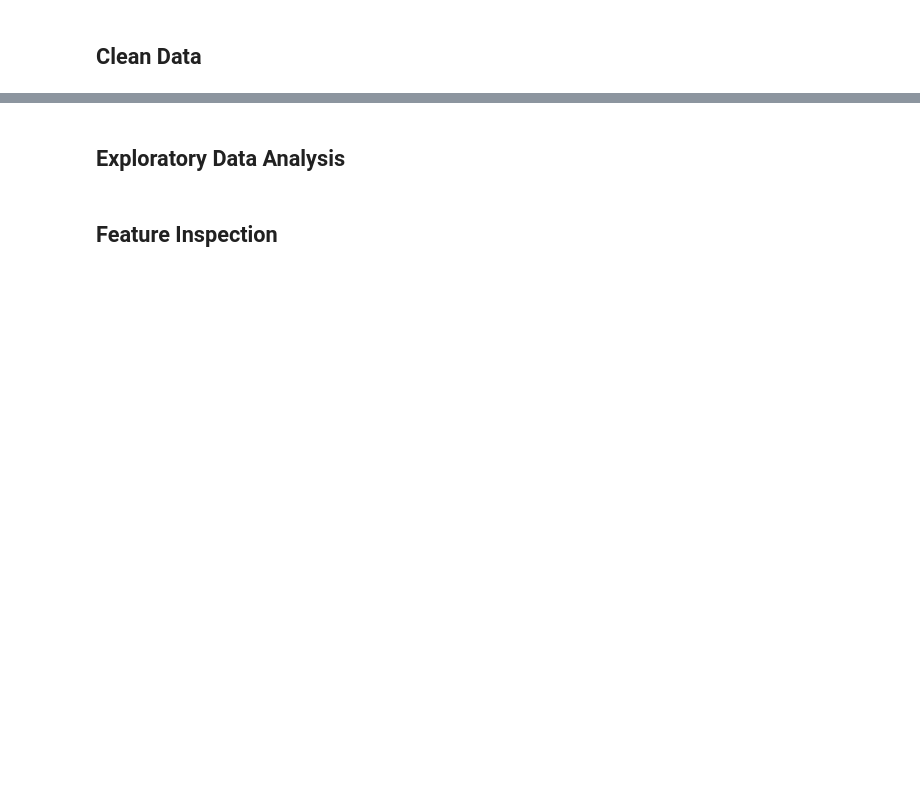
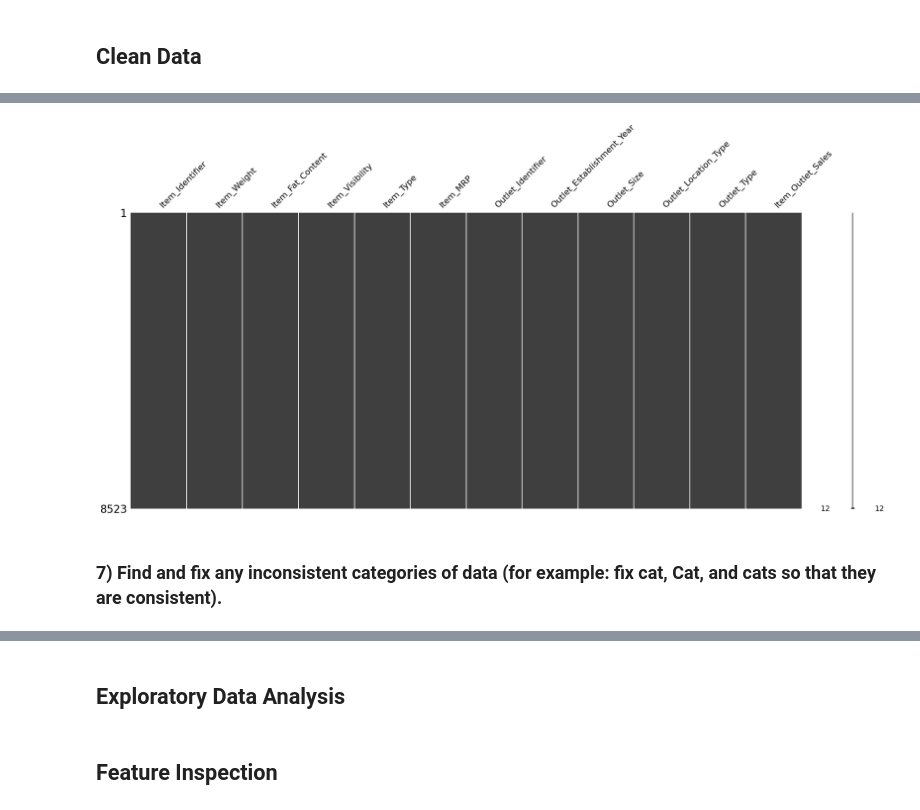
Before and after one commit to MahmoodAlbarri/project-, a Jupyter notebook: Prediction_of_product_sales.ipynb, the cells around one changed output, grey strips where cells are left out. Saved outputs shown, nothing was run; the diff lists cells and outputs as text; code cells hidden in the pictures; blank space fills up the shorter version.

```diff
--- a/Prediction_of_product_sales.ipynb
+++ b/Prediction_of_product_sales.ipynb
@@ -7,3 +7,10 @@
 ## Project Overview
 # %% [markdown]
 ## Load and Inspect Data
+# %%
+import pandas as pd
+import numpy as np
+import missingno as msno
+fname = '/content/drive/MyDrive/AXSOSACADEMY/01-Fundamentals/Week02/Data/sales_predictions_2023.csv'
+df = pd.read_csv(fname)
+df.head()
@@ -11,0 +139,3 @@
+# %%
+df['Item_Weight']=df['Item_Weight'].fillna('-1')
+df['Outlet_Size']=df['Outlet_Size'].fillna('Missing')
@@ -11,0 +162,6 @@
+# %%
+msno.matrix(df);
+# %% [output]
+[figure, added]
+# %% [markdown]
+### 7) Find and fix any inconsistent categories of data (for example: fix cat, Cat, and cats so that they are consistent).
```
Also changed, not shown: parts of 27 cells of this notebook.
